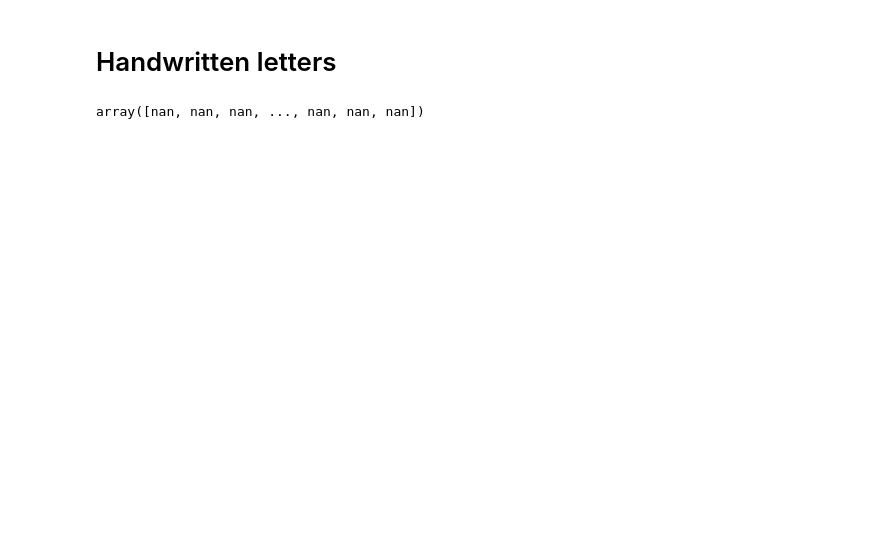
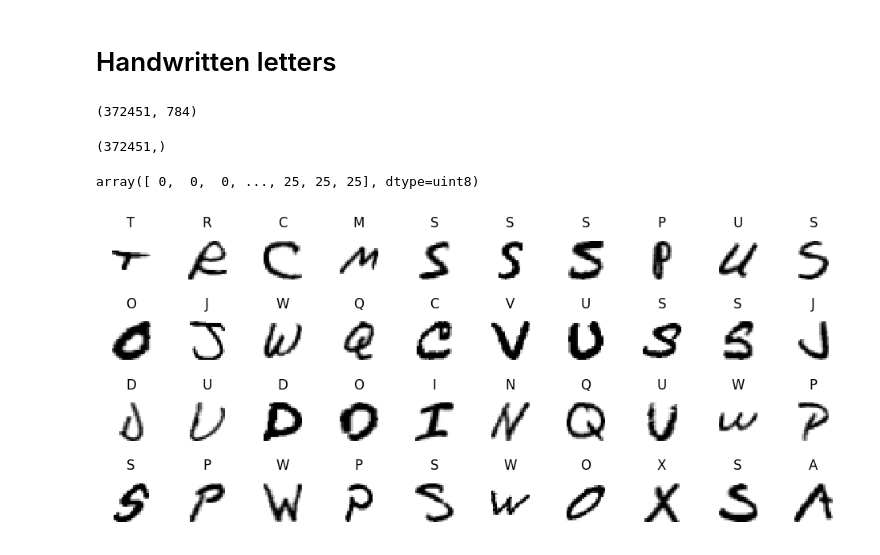
Before and after one commit to fstachura/psi-handwriting-recognition, a Jupyter notebook: datasets.ipynb, the cells around one changed output. Drawn from its saved outputs; the diff is of its cells as text; code cells hidden in the pictures; blank space fills up the shorter version.

```diff
--- a/datasets.ipynb
+++ b/datasets.ipynb
@@ -155,8 +159,23 @@ EMNIST MNIST and MNIST datasets do not seem to have common images.
 # %% [markdown]
 # Handwritten letters
 # %%
-data = np.genfromtxt("handwritten_letters/A_Z Handwritten Data.csv")
+data = np.genfromtxt("handwritten_letters/A_Z Handwritten Data.csv", delimiter=',', dtype=np.uint8)
 # %%
-data
+X, y = data[:, 1:], data[:, 0]
-# %% [output]
-array([nan, nan, nan, ..., nan, nan, nan])
+# %%
+X.shape
+# %% [output]
+(372451, 784)
+# %%
+y.shape
+# %% [output]
+(372451,)
+# %%
+y
+# %% [output]
+array([ 0,  0,  0, ..., 25, 25, 25], dtype=uint8)
+# %%
+indexes = np.random.randint(0, X.shape[0], 4*10)
+print_characters(X[indexes], [chr(ord('A')+n) for n in y[indexes]])
+# %% [output]
+[figure, added]
```
Also changed, not shown: parts of 10 cells of this notebook.
